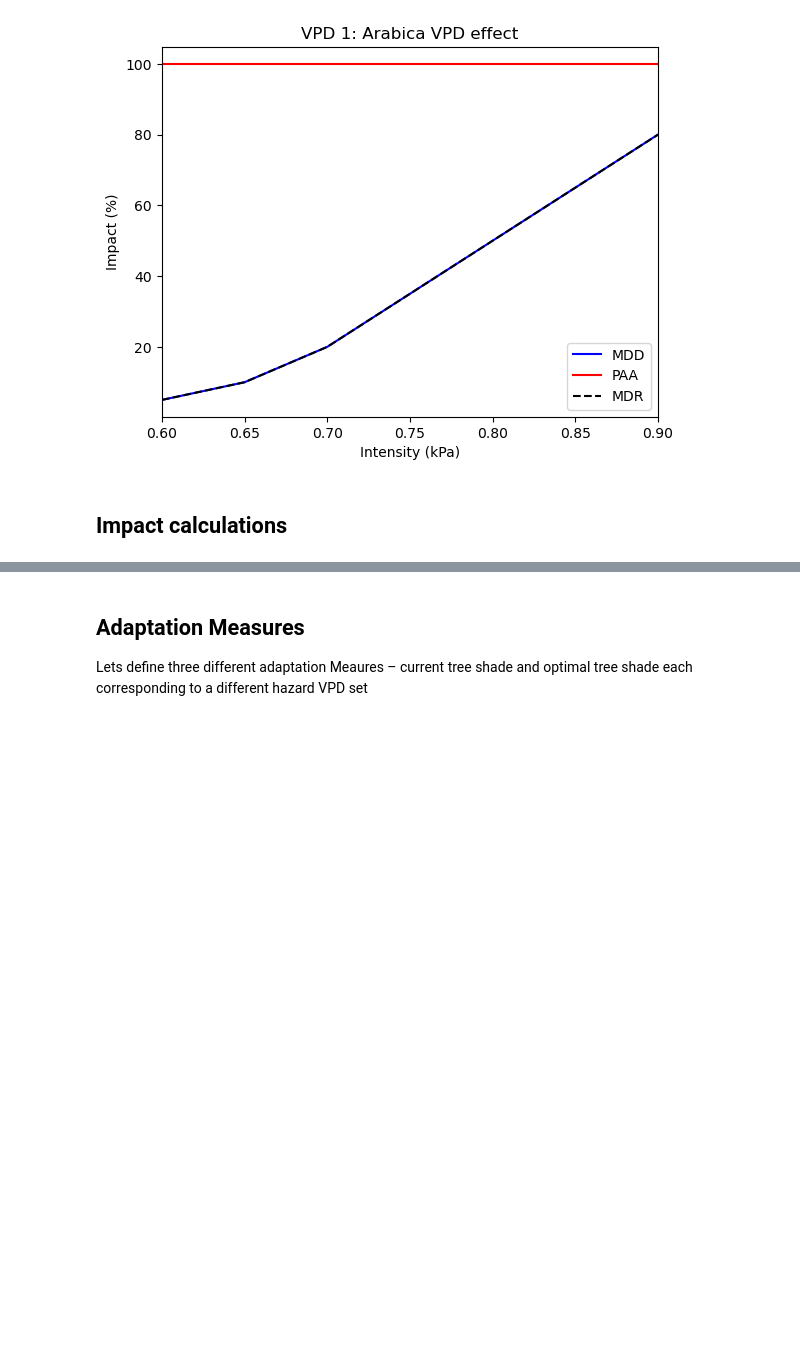
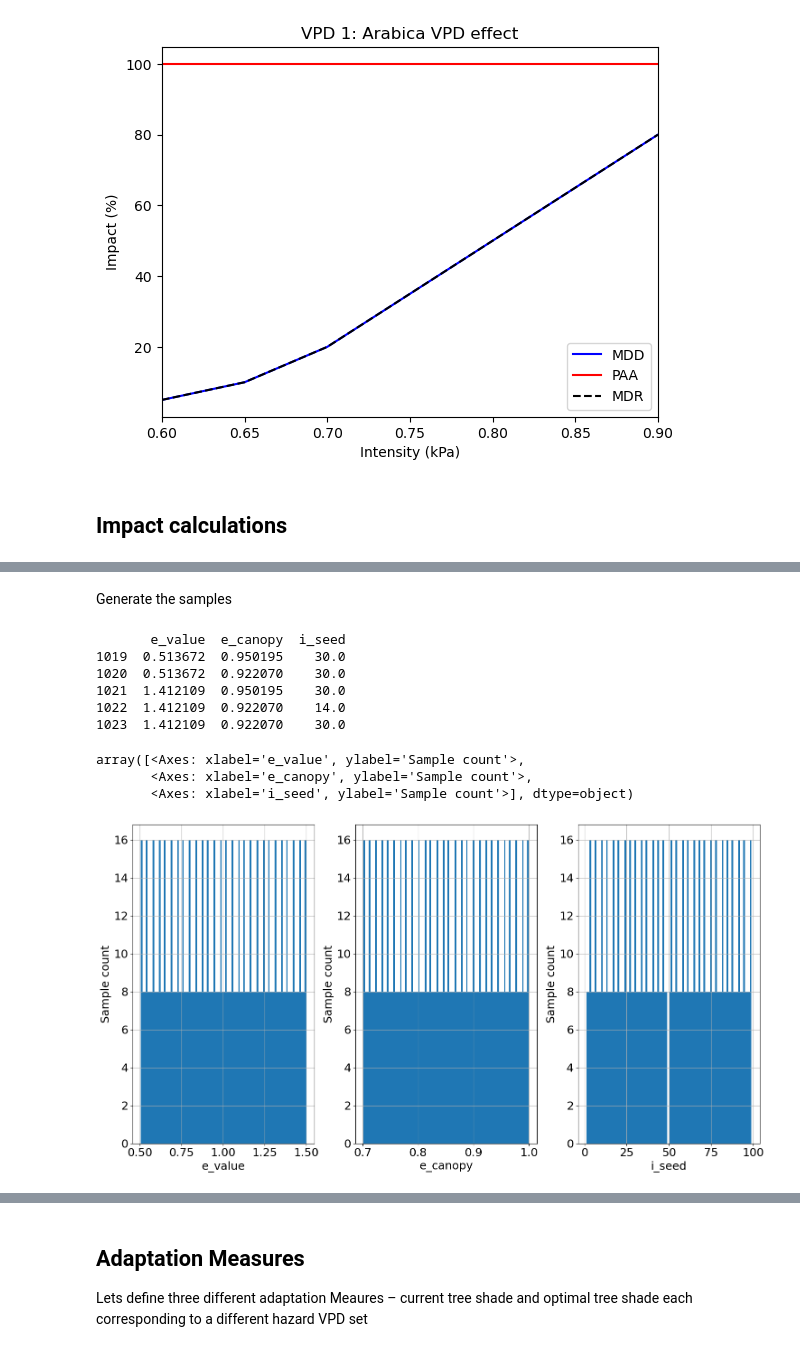
Before and after one commit to zeliest/coffee_banana_cacao_climate_risk, a Jupyter notebook: VPD + Empirical.ipynb, the cells around one changed output, grey strips where cells are left out. Drawn from its saved outputs; the diff is of its cells as text; code cells hidden in the pictures; blank space fills up the shorter version.

```diff
--- a/VPD + Empirical.ipynb
+++ b/VPD + Empirical.ipynb
@@ -464,0 +578,20 @@ Expected annual impact (%)(EAI): 21.22%
+# %% [markdown]
+Generate the samples
+# %%
+from climada.engine.unsequa import CalcImpact
+
+calc_imp = CalcImpact(exp_iv, impf_iv, haz_vpd)
+output_imp = calc_imp.make_sample(N=2**7, sampling_kwargs={"skip_values": 2**8})
+print(output_imp.get_samples_df().tail())
+output_imp.plot_sample(figsize=(15, 8))
+# %% [output]
+       e_value  e_canopy  i_seed
+1019  0.513672  0.950195    30.0
+1020  0.513672  0.922070    30.0
+1021  1.412109  0.950195    30.0
+1022  1.412109  0.922070    14.0
+1023  1.412109  0.922070    30.0
+array([<Axes: xlabel='e_value', ylabel='Sample count'>,
+       <Axes: xlabel='e_canopy', ylabel='Sample count'>,
+       <Axes: xlabel='i_seed', ylabel='Sample count'>], dtype=object)
+[figure, added]
```
Also changed, not shown: parts of 23 cells of this notebook.
